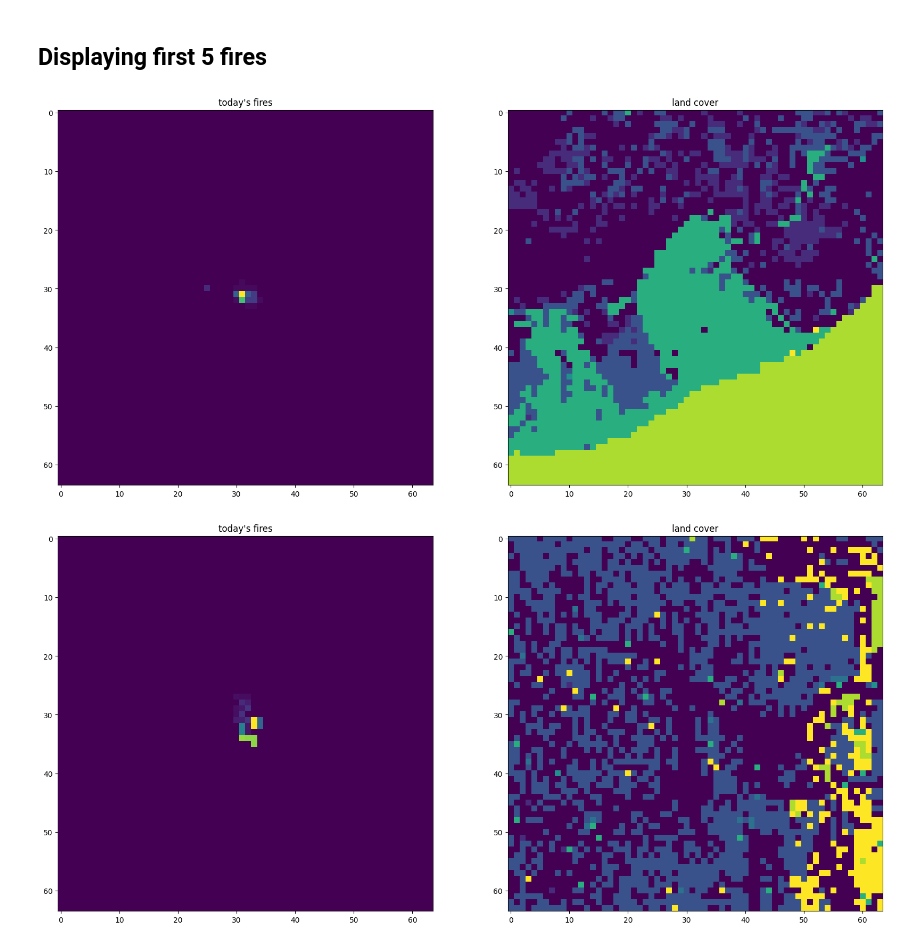
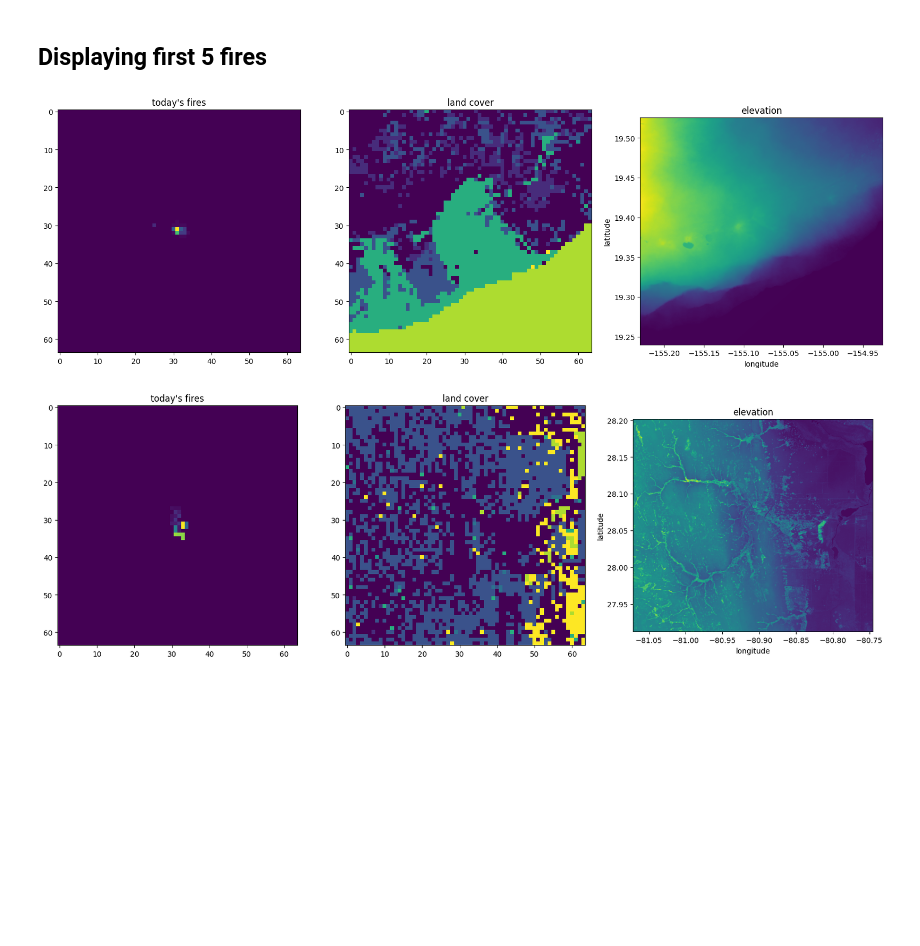
Before and after one commit to amber3536/Wildfire_Prediction, a Jupyter notebook: FireChip.ipynb, the cells around one changed output. Cells and saved outputs as stored; diff of their text form; code cells hidden in the pictures; blank space fills up the shorter version.

```diff
--- a/FireChip.ipynb
+++ b/FireChip.ipynb
@@ -390,12 +428,14 @@ pd.set_option('display.max_colwidth', None)
 # %%
 first_5_fire = []
 first_5_landcover = []
+first_5_ele = []
 
 for i in range(5):
   first_5_fire.append(process(i))
   chip = manifest.iloc[i]
   chip_idx, left, bottom, top, right, epsg, chip_date = chip["idx"], chip["left"], chip["bottom"], chip["top"], chip["right"], chip["epsg"], chip["date"]
   first_5_landcover.append(landcover_from_topleft([top, left], epsg))
+  first_5_ele.append(get_elevation([top, left], epsg))
 # %%
 first_5_fire[0]
 # %% [output]
@@ -411,13 +451,20 @@ Data variables:
 # %% [markdown]
 ## Displaying first 5 fires
 # %%
+from rasterio import plot
+
 for i in range(5):
 
-  fig, (ax1, ax2) = plt.subplots(1, 2, figsize=(20,20))
+  fig, (ax1, ax2, ax3) = plt.subplots(1, 3, figsize=(20,20))
   im = ax1.imshow(first_5_fire[i].frp)
   ax1.title.set_text('today\'s fires')
   im = ax2.imshow(first_5_landcover[i])
   ax2.title.set_text('land cover')
+  ax3 = plot.show(first_5_ele[i][0], transform=first_5_ele[i][1]['transform'], ax=ax3)
+  ax3.set_title('elevation')
+  ax3.set_xlabel('longitude')
+  ax3.set_ylabel('latitude')
+  #im = ax3.imshow(first_5_ele[i][0])
 # %% [output]
-[figure, old version]
+[figure, new version]
-[figure, old version]
+[figure, new version]
```
Also changed, not shown: parts of 4 cells of this notebook.
